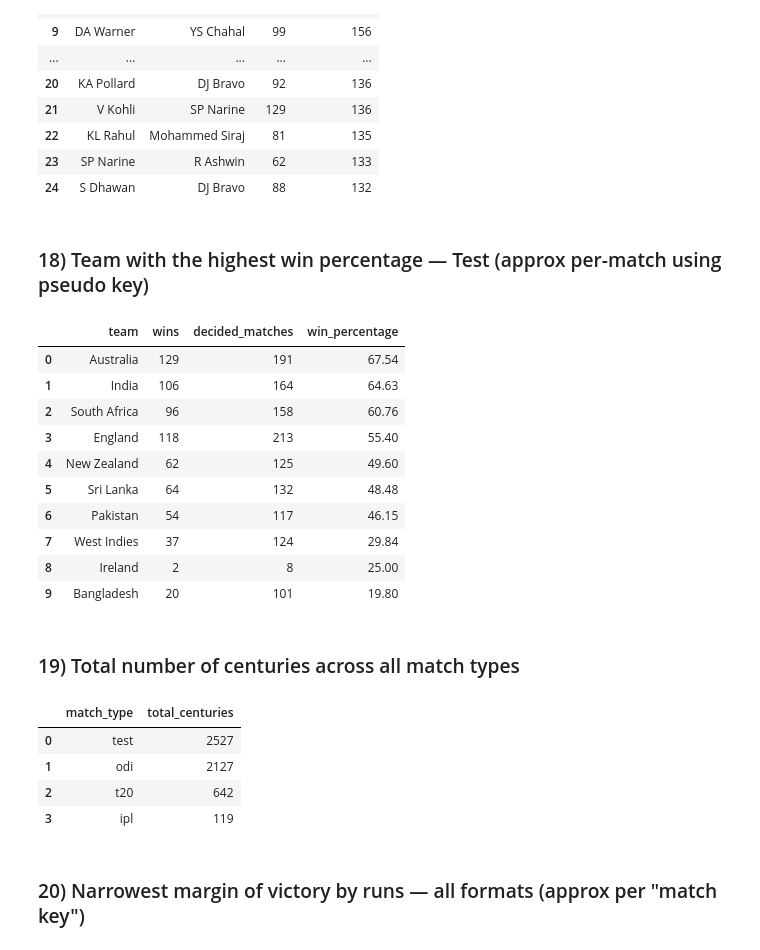
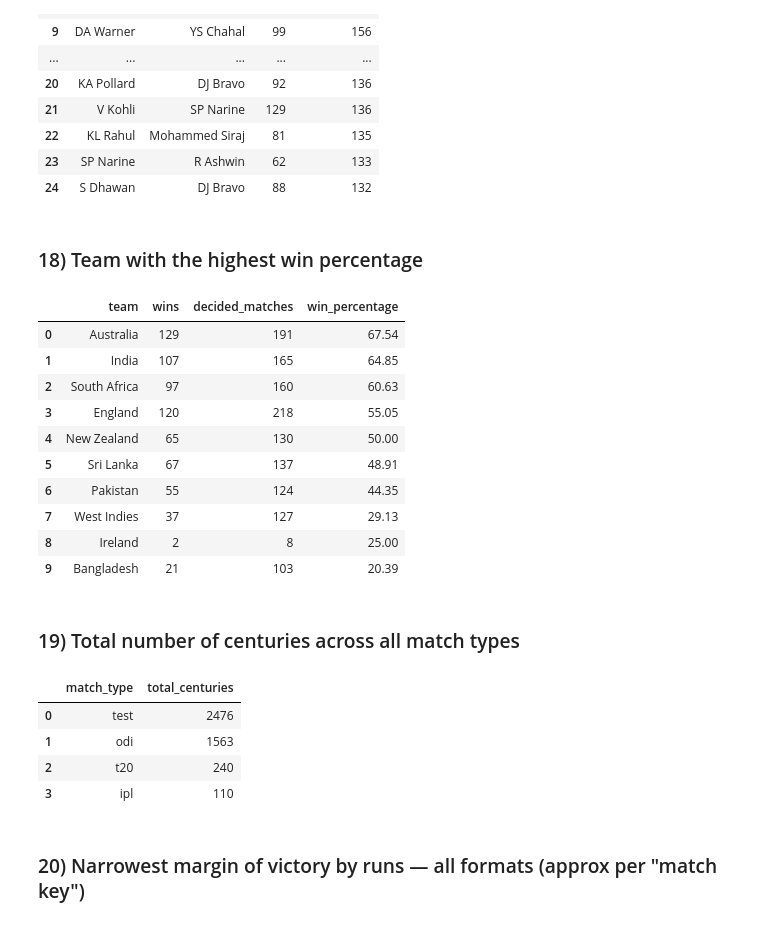
Before and after one commit to Ashwin300501/Cricsheet-Match-Data-Analysis, a Jupyter notebook: queries.ipynb, the cells around one changed output. Saved outputs shown, nothing was run; the diff lists cells and outputs as text; code cells hidden in the pictures.

```diff
--- a/queries.ipynb
+++ b/queries.ipynb
@@ -488,60 +488,60 @@ LIMIT 25;
 | 23 | SP Narine | R Ashwin | 62 | 133 |
 | 24 | S Dhawan | DJ Bravo | 88 | 132 |
 # %% [markdown]
-### 18) Team with the highest win percentage — Test (approx per-match using pseudo key)
+### 18) Team with the highest win percentage
 # %%
 run_query("""
 WITH matches AS (
   SELECT DISTINCT
-         season||'|'||venue||'|'||teams AS match_key,
+         match_id,
          winner,
          teams
   FROM test_table
 ),
 teams_expanded AS (
   -- split "Team A, Team B" into two rows
-  SELECT match_key,
+  SELECT match_id,
          TRIM(SUBSTR(teams, 1, INSTR(teams, ',') - 1)) AS team,
          winner
   FROM matches
   WHERE INSTR(teams, ',') > 0
   UNION ALL
-  SELECT match_key,
+  SELECT match_id,
          TRIM(SUBSTR(teams, INSTR(teams, ',') + 1)) AS team,
          winner
   FROM matches
   WHERE INSTR(teams, ',') > 0
 ),
 per_team AS (
   SELECT
     team,
-    COUNT(DISTINCT CASE WHEN winner IS NOT NULL AND winner <> 'draw' THEN match_key END) AS decided_matches,
-    COUNT(DISTINCT CASE WHEN winner = team THEN match_key END) AS wins
+    COUNT(DISTINCT CASE WHEN winner IS NOT NULL AND winner <> 'draw' THEN match_id END) AS decided_matches,
+    COUNT(DISTINCT CASE WHEN winner = team THEN match_id END) AS wins
   FROM teams_expanded
   GROUP BY team
 )
 SELECT
   team,
   wins,
   decided_matches,
   ROUND(wins * 100.0 / NULLIF(decided_matches,0), 2) AS win_percentage
 FROM per_team
 WHERE decided_matches > 0
 ORDER BY win_percentage DESC, wins DESC
 LIMIT 10;
 """)
 # %% [output]
 |  | team | wins | decided_matches | win_percentage |
 | 0 | Australia | 129 | 191 | 67.54 |
-| 1 | India | 106 | 164 | 64.63 |
-| 2 | South Africa | 96 | 158 | 60.76 |
-| 3 | England | 118 | 213 | 55.40 |
-| 4 | New Zealand | 62 | 125 | 49.60 |
-| 5 | Sri Lanka | 64 | 132 | 48.48 |
-| 6 | Pakistan | 54 | 117 | 46.15 |
-| 7 | West Indies | 37 | 124 | 29.84 |
+| 1 | India | 107 | 165 | 64.85 |
+| 2 | South Africa | 97 | 160 | 60.63 |
+| 3 | England | 120 | 218 | 55.05 |
+| 4 | New Zealand | 65 | 130 | 50.00 |
+| 5 | Sri Lanka | 67 | 137 | 48.91 |
+| 6 | Pakistan | 55 | 124 | 44.35 |
+| 7 | West Indies | 37 | 127 | 29.13 |
 | 8 | Ireland | 2 | 8 | 25.00 |
-| 9 | Bangladesh | 20 | 101 | 19.80 |
+| 9 | Bangladesh | 21 | 103 | 20.39 |
 # %% [markdown]
 ### 19) Total number of centuries across all match types
 # %%
@@ -549,23 +549,23 @@ LIMIT 10;
 run_query("""
 WITH all_deliveries AS (
   SELECT 'test' AS match_type,
-         season||'|'||venue||'|'||teams AS match_key,
+         match_id,
          batter, runs_batter
   FROM test_table
   UNION ALL
-  SELECT 'odi',  season||'|'||venue||'|'||teams, batter, runs_batter FROM odi_table
+  SELECT 'odi',  match_id, batter, runs_batter FROM odi_table
   UNION ALL
-  SELECT 't20',  season||'|'||venue||'|'||teams, batter, runs_batter FROM t20_table
+  SELECT 't20',  match_id, batter, runs_batter FROM t20_table
   UNION ALL
-  SELECT 'ipl',  season||'|'||venue||'|'||teams, batter, runs_batter FROM ipl_table
+  SELECT 'ipl',  match_id, batter, runs_batter FROM ipl_table
 ),
 innings AS (
-  SELECT match_type, match_key, batter, SUM(runs_batter) AS runs
+  SELECT match_type, match_id, batter, SUM(runs_batter) AS runs
   FROM all_deliveries
-  GROUP BY match_type, match_key, batter
+  GROUP BY match_type, match_id, batter
 ),
 centuries AS (
-  SELECT match_type, match_key, batter
+  SELECT match_type, match_id, batter
   FROM innings
   WHERE runs >= 100
 )
@@ -576,10 +576,10 @@ ORDER BY total_centuries DESC;
 """)
 # %% [output]
 |  | match_type | total_centuries |
-| 0 | test | 2527 |
-| 1 | odi | 2127 |
-| 2 | t20 | 642 |
-| 3 | ipl | 119 |
+| 0 | test | 2476 |
+| 1 | odi | 1563 |
+| 2 | t20 | 240 |
+| 3 | ipl | 110 |
 # %% [markdown]
 ### 20) Narrowest margin of victory by runs — all formats (approx per "match key")
 # %%
```
Also changed, not shown: 1 other file.
